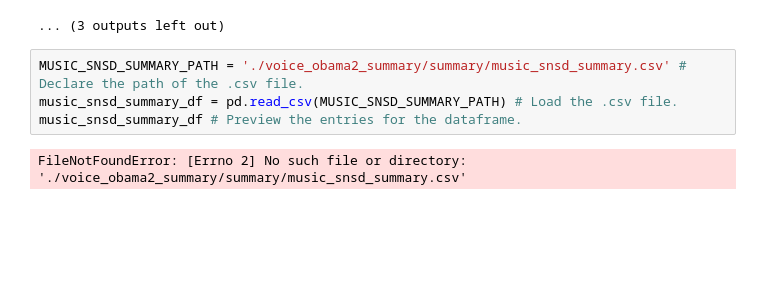
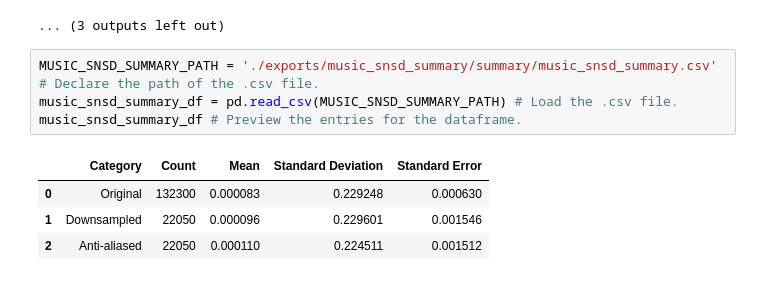
Before and after one commit to paucabral/dsp-activities, a Jupyter notebook: Activity 2 - ADC, DAC and Aliasing Signals.ipynb, the cells around one changed output. Cells and saved outputs as stored; diff of their text form; blank space fills up the shorter version.

Commit message:
Improved directory structure for better navigation on exported files.

```diff
--- a/Activity 2 - ADC, DAC and Aliasing Signals.ipynb
+++ b/Activity 2 - ADC, DAC and Aliasing Signals.ipynb
@@ -224,8 +226,11 @@ With Anti-aliasing:
 [interactive output not drawn]
 ... (3 outputs left out)
 # %%
-MUSIC_SNSD_SUMMARY_PATH = './voice_obama2_summary/summary/music_snsd_summary.csv' # Declare the path of the .csv file.
+MUSIC_SNSD_SUMMARY_PATH = './exports/music_snsd_summary/summary/music_snsd_summary.csv' # Declare the path of the .csv file.
 music_snsd_summary_df = pd.read_csv(MUSIC_SNSD_SUMMARY_PATH) # Load the .csv file.
 music_snsd_summary_df # Preview the entries for the dataframe.
 # %% [output]
-FileNotFoundError: [Errno 2] No such file or directory: './voice_obama2_summary/summary/music_snsd_summary.csv'
+|  | Category | Count | Mean | Standard Deviation | Standard Error |
+| 0 | Original | 132300 | 0.000083 | 0.229248 | 0.000630 |
+| 1 | Downsampled | 22050 | 0.000096 | 0.229601 | 0.001546 |
+| 2 | Anti-aliased | 22050 | 0.000110 | 0.224511 | 0.001512 |
```
Also changed, not shown: parts of 7 cells of this notebook, 1 other file.
